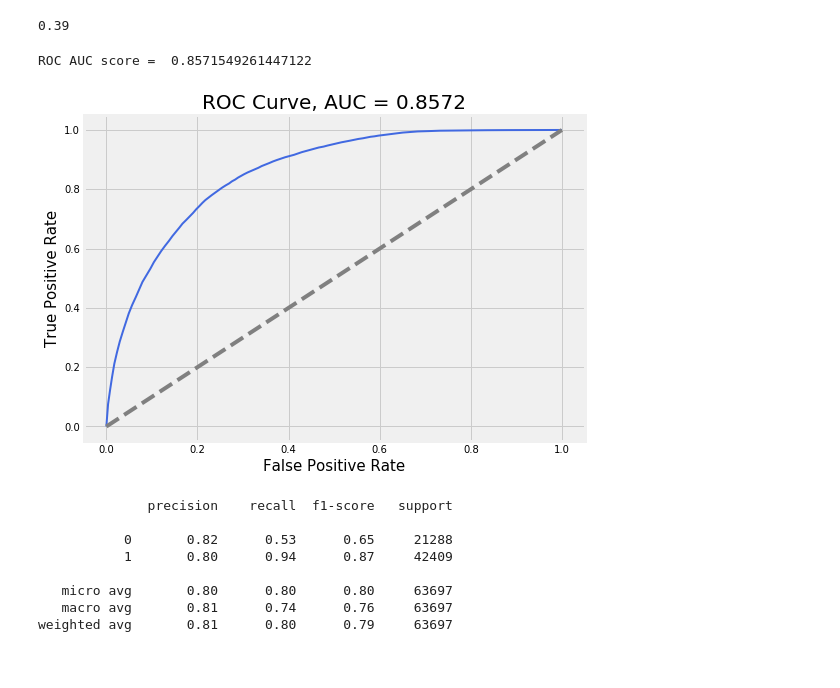
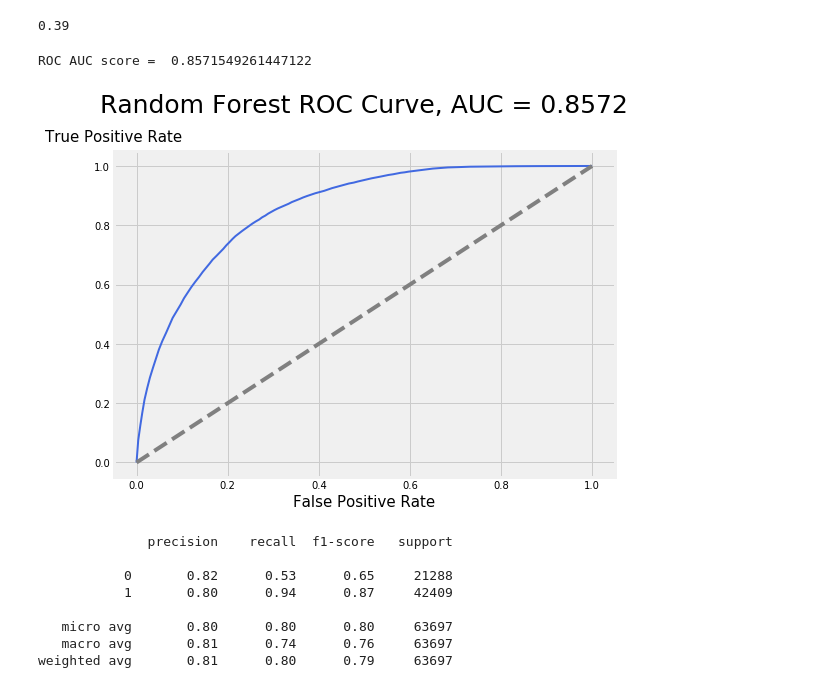
Before and after one commit to huangee/nfl_yards_gained, a Jupyter notebook: NFL_all_teams.ipynb, the cells around one changed output. Cells and saved outputs as stored; diff of their text form; code cells hidden in the pictures.

```diff
--- a/NFL_all_teams.ipynb
+++ b/NFL_all_teams.ipynb
@@ -428,19 +428,22 @@ maxf1_threshold
 # %%
 fpr, tpr, thresholds = roc_curve(y_test_binary, model_rf.predict_proba(X_test)[:,0])
 
 plt.figure(figsize=(8,6))
 plt.plot(fpr, tpr, lw=2, c='royalblue')
 plt.plot([0,1],[0,1],c='gray',ls='--')
 plt.xlim([-0.05,1.05])
 plt.ylim([-0.05,1.05])
 
+ax = plt.gca()
 plt.xlabel('False Positive Rate',fontsize=15)
-plt.ylabel('True Positive Rate',fontsize=15)
-plt.title('ROC Curve, AUC = %.4f'%roc_auc_score(y_test_binary, model_rf.predict_proba(X_test)[:,0]),fontsize=20);
+plt.ylabel('True Positive Rate',fontsize=15,rotation=0)
+ax.yaxis.set_label_coords(0.0,1.02)
+plt.title('Random Forest ROC Curve, AUC = %.4f'%roc_auc_score(y_test_binary, model_rf.predict_proba(X_test)[:,0]),
+          fontsize=25,y=1.1);
 print("ROC AUC score = ", roc_auc_score(y_test_binary, model_rf.predict_proba(X_test)[:,0]))
 # %% [output]
 ROC AUC score =  0.8571549261447122
-[figure, old version]
+[figure, new version]
 # %%
 threshold = 0.39
 
```
